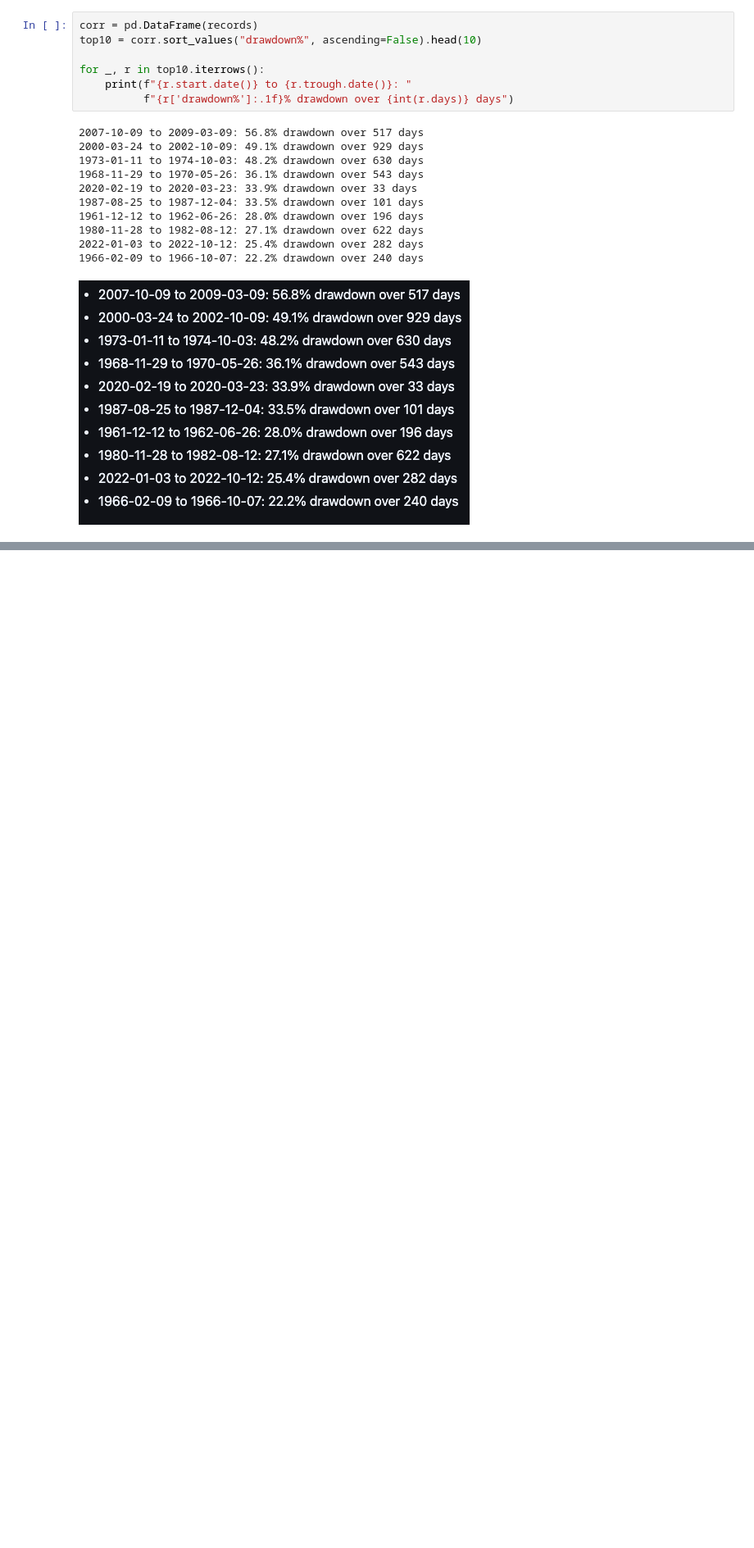
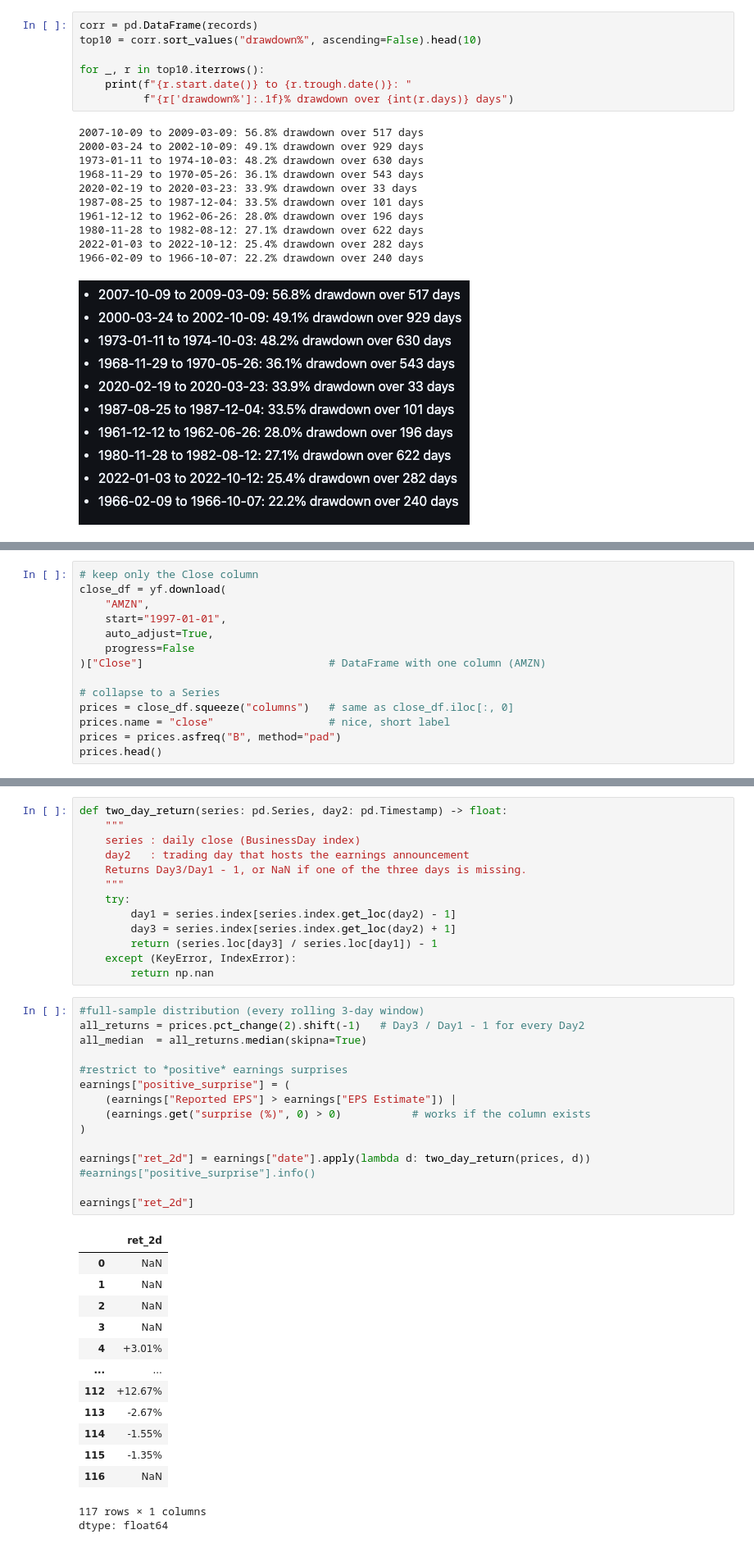
Before and after one commit to Dcwind/stock-market-analysis, a Jupyter notebook: S&P500_analysis.ipynb, the cells around one changed output, grey strips where cells are left out. Shown at 82% size. Saved outputs shown, nothing was run; the diff lists cells and outputs as text; blank space fills up the shorter version.

```diff
--- a/S&P500_analysis.ipynb
+++ b/S&P500_analysis.ipynb
@@ -310,0 +350,14 @@ for _, r in top10.iterrows():
+# %%
+# keep only the Close column
+close_df = yf.download(
+    "AMZN",
+    start="1997-01-01",
+    auto_adjust=True,
+    progress=False
+)["Close"]                             # DataFrame with one column (AMZN)
+
+# collapse to a Series
+prices = close_df.squeeze("columns")   # same as close_df.iloc[:, 0]
+prices.name = "close"                  # nice, short label
+prices = prices.asfreq("B", method="pad")
+prices.head()
@@ -310,0 +387,43 @@ for _, r in top10.iterrows():
+# %%
+def two_day_return(series: pd.Series, day2: pd.Timestamp) -> float:
+    """
+    series : daily close (BusinessDay index)
+    day2   : trading day that hosts the earnings announcement
+    Returns Day3/Day1 - 1, or NaN if one of the three days is missing.
+    """
+    try:
+        day1 = series.index[series.index.get_loc(day2) - 1]
+        day3 = series.index[series.index.get_loc(day2) + 1]
+        return (series.loc[day3] / series.loc[day1]) - 1
+    except (KeyError, IndexError):
+        return np.nan
+# %%
+#full-sample distribution (every rolling 3-day window)
+all_returns = prices.pct_change(2).shift(-1)   # Day3 / Day1 - 1 for every Day2
+all_median  = all_returns.median(skipna=True)
+
+#restrict to *positive* earnings surprises
+earnings["positive_surprise"] = (
+    (earnings["Reported EPS"] > earnings["EPS Estimate"]) |
+    (earnings.get("surprise (%)", 0) > 0)           # works if the column exists
+)
+
+earnings["ret_2d"] = earnings["date"].apply(lambda d: two_day_return(prices, d))
+#earnings["positive_surprise"].info()
+
+earnings["ret_2d"]
+# %% [output]
+|  | ret_2d |
+| 0 | NaN |
+| 1 | NaN |
+| 2 | NaN |
+| 3 | NaN |
+| 4 | +3.01% |
+| ... | ... |
+| 112 | +12.67% |
+| 113 | -2.67% |
+| 114 | -1.55% |
+| 115 | -1.35% |
+| 116 | NaN |
+117 rows × 1 columns
+dtype: float64
```
Also changed, not shown: parts of 9 cells of this notebook.
